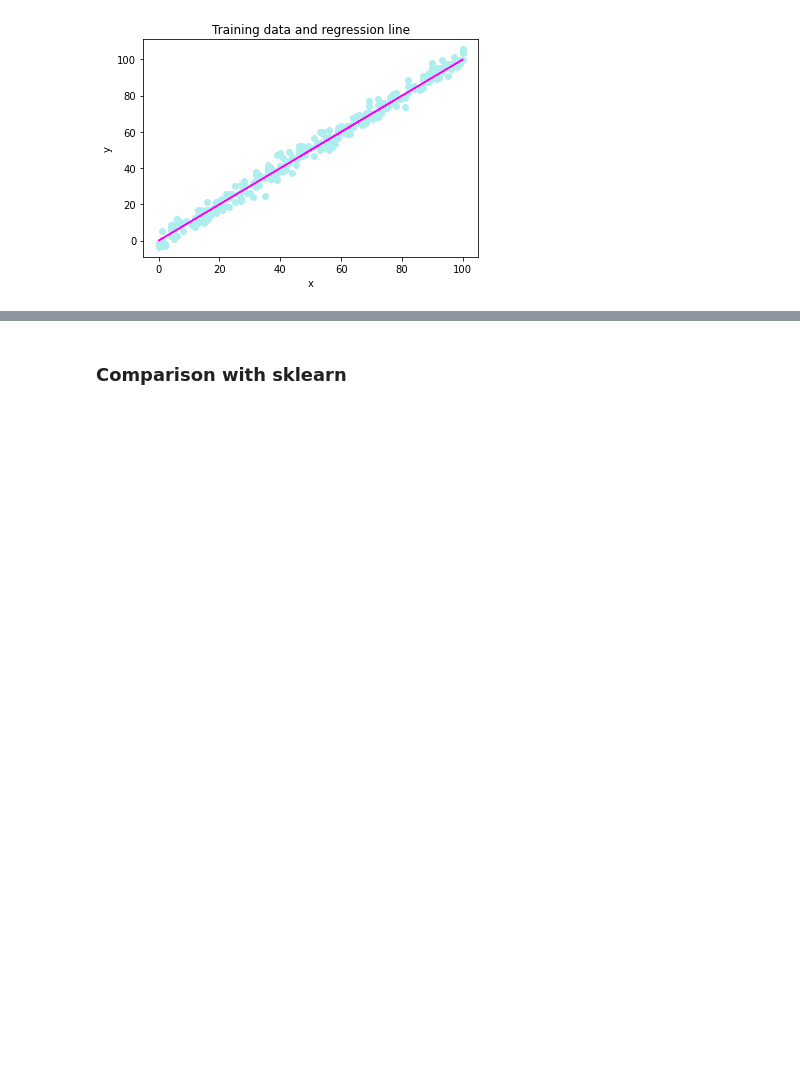
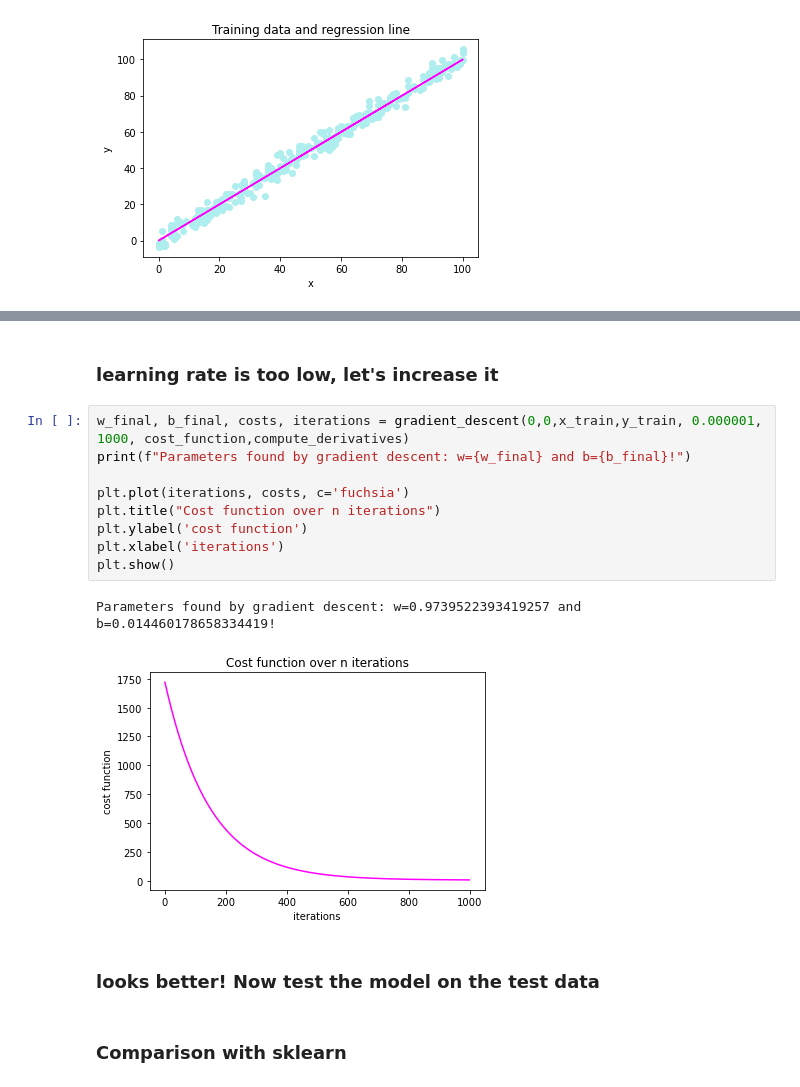
Before and after one commit to reascr/Practice, a Jupyter notebook: LinearRegression/Simple Linear Regression.ipynb, the cells around one changed output, grey strips where cells are left out. Cells and saved outputs as stored; diff of their text form; blank space fills up the shorter version.

```diff
--- a/LinearRegression/Simple Linear Regression.ipynb
+++ b/LinearRegression/Simple Linear Regression.ipynb
@@ -149,2 +191,18 @@ def gradient_descent(w,b,x_train,y_train,alpha,n_iter, cost_function, compute_gr
+# %% [markdown]
+### learning rate is too low, let's increase it
+# %%
+w_final, b_final, costs, iterations = gradient_descent(0,0,x_train,y_train, 0.000001, 1000, cost_function,compute_derivatives)
+print(f"Parameters found by gradient descent: w={w_final} and b={b_final}!")
+
+plt.plot(iterations, costs, c='fuchsia')
+plt.title("Cost function over n iterations")
+plt.ylabel('cost function')
+plt.xlabel('iterations')
+plt.show()
+# %% [output]
+Parameters found by gradient descent: w=0.9739522393419257 and b=0.014460178658334419!
+[figure, added]
+# %% [markdown]
+### looks better! Now test the model on the test data
 # %% [markdown]
 ### Comparison with sklearn
```
Also changed, not shown: parts of 8 cells of this notebook.
